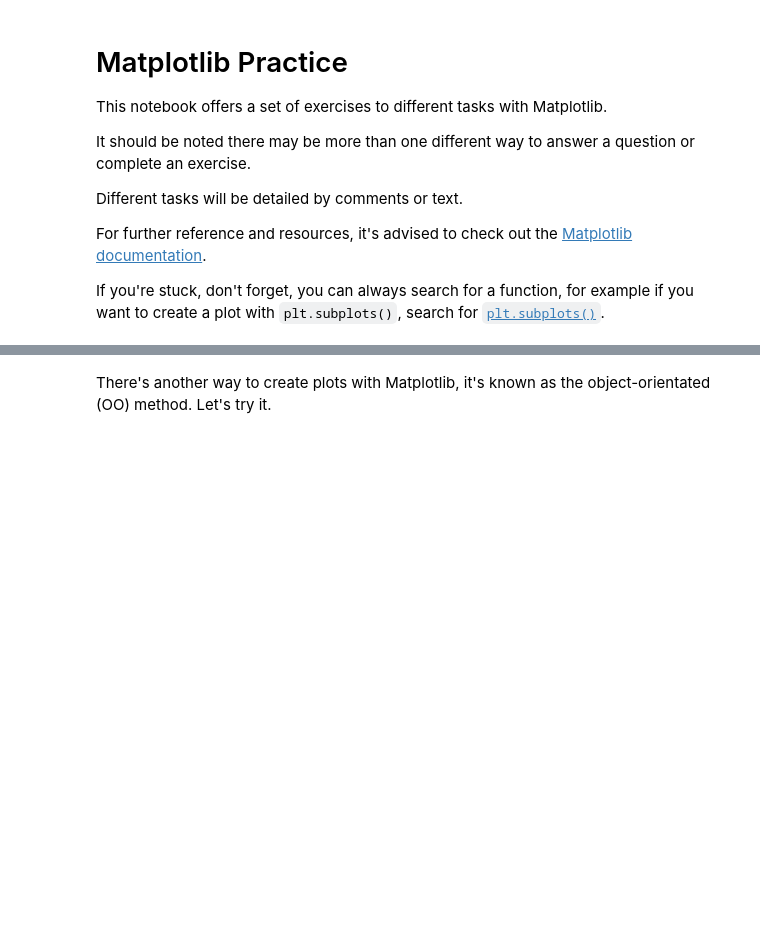
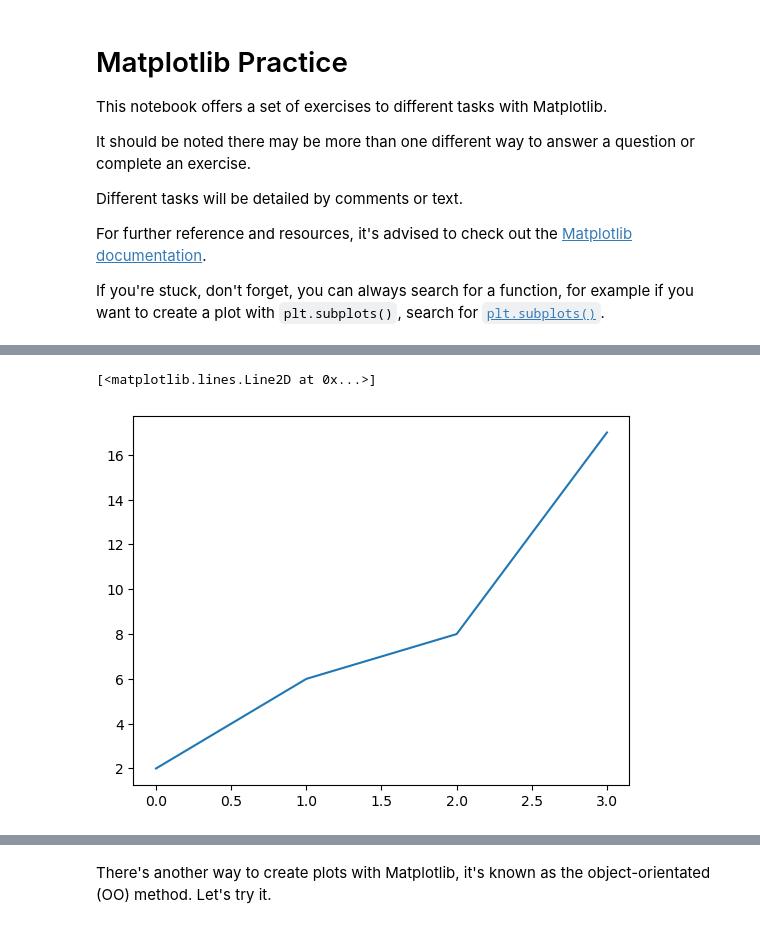
Before and after one commit to JonathaWRDCosta/ZTM-AI-ML-DataScience, a Jupyter notebook: sample_project/exercises/Matplotlib Practice/matplotlib-exercises.ipynb, the cells around one changed output, grey strips where cells are left out. Drawn from its saved outputs; the diff is of its cells as text; code cells hidden in the pictures; blank space fills up the shorter version.

Commit message:
Matplotlib Practice_solved

```diff
--- a/sample_project/exercises/Matplotlib Practice/matplotlib-exercises.ipynb
+++ b/sample_project/exercises/Matplotlib Practice/matplotlib-exercises.ipynb
@@ -18,4 +27,8 @@ If you're stuck, don't forget, you can always search for a function, for example
 # %%
 # Plot a single Python list
+plt.plot([2, 6, 8, 17])
+# %% [output]
+[<matplotlib.lines.Line2D at 0x...>]
+[figure, added]
 # %%
 # Create two lists, one called X, one called y, each with 5 numbers in them
```
Also changed, not shown: parts of 46 cells of this notebook, 7 other files.
